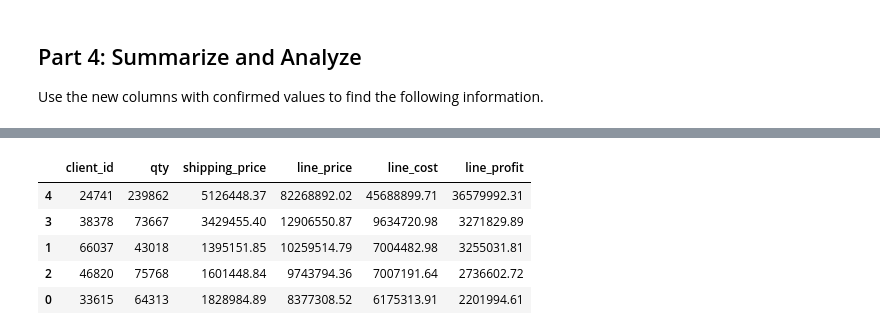
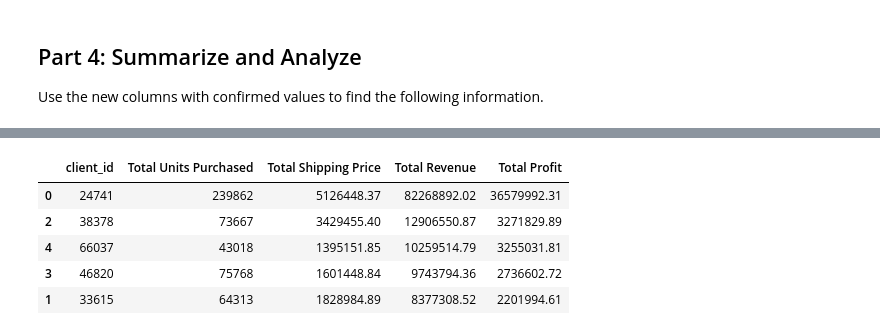
Before and after one commit to evinas93/pandas-challenge-1, a Jupyter notebook: module_4_challenge.ipynb, the cells around one changed output, grey strips where cells are left out. Cells and saved outputs as stored; diff of their text form; code cells hidden in the pictures.

```diff
--- a/module_4_challenge.ipynb
+++ b/module_4_challenge.ipynb
@@ -136,11 +119,9 @@ Do we know that this client spent the more money than client 66037? If not, how
 # Create a column that calculates the
 # subtotal for each line using the unit_price
 # and the qty
-data = {'unit_price': [1096.80, 24.95],
-        'qty': [105, 21]}
-df = pd.DataFrame(data)
+
 df['line_subtotal'] = df['unit_price'] * df['qty']
-df.head()
+df[['unit_price', 'qty', 'line_subtotal']].head()
 # %% [output]
 |  | unit_price | qty | line_subtotal |
 | 0 | 1096.80 | 105 | 115164.00 |
@@ -187,17 +149,9 @@ output_df.head()
 # Create a column for the total price
 # using the subtotal and the shipping price
 # along with a sales tax of 9.25%
-data = {'unit_price': [1096.80, 24.95, 13.52],
-        'qty': [105, 21, 39],
-        'unit_weight': [7.50, 1.49, 1.68]}
-df = pd.DataFrame(data)
-df['line_subtotal'] = df['unit_price'] * df['qty']
-df['total_weight'] = df['unit_weight'] * df['qty']
-over_50_price = 7
-up_to_50_price = 10
-df['shipping_price'] = df['total_weight'] * (over_50_price if df['total_weight'].gt(50).any() else up_to_50_price)
+
 sales_tax_rate = 0.0925
 df['line_price'] = df['line_subtotal'] + df['shipping_price'] + (df['line_subtotal'] + df['shipping_price']) * sales_tax_rate
-output_df = df[['line_subtotal', 'shipping_price', 'line_price']].round(2)
-output_df.head()
+df['line_price'] = df['line_price'].round(2)
+print(df[['line_subtotal', 'shipping_price', 'line_price']].head())
 # %% [output]
@@ -400,12 +236,31 @@ ValueError: All arrays must be of the same length
 # %%
 # Create a summary DataFrame showing the totals for the
 # for the top 5 clients with the following information:
 # total units purchased, total shipping price,
 # total revenue, and total profit. Sort by total profit.
+
+top_clients_df = df[df['client_id'].isin(top_clients)]
+summary_df = top_clients_df.groupby('client_id').agg({
+    'qty': 'sum',
+    'shipping_price': 'sum',
+    'line_price': 'sum',
+    'line_profit': 'sum'
+}).reset_index()
+
+summary_df = summary_df.sort_values(by='line_profit', ascending=False)
+
+summary_df = summary_df.rename(columns={
+    'qty': 'Total Units Purchased',
+    'shipping_price': 'Total Shipping Price',
+    'line_price': 'Total Revenue',
+    'line_profit': 'Total Profit'
+})
+
+summary_df.head(5)
 # %% [output]
-|  | client_id | qty | shipping_price | line_price | line_cost | line_profit |
-| 4 | 24741 | 239862 | 5126448.37 | 82268892.02 | 45688899.71 | 36579992.31 |
-| 3 | 38378 | 73667 | 3429455.40 | 12906550.87 | 9634720.98 | 3271829.89 |
-| 1 | 66037 | 43018 | 1395151.85 | 10259514.79 | 7004482.98 | 3255031.81 |
-| 2 | 46820 | 75768 | 1601448.84 | 9743794.36 | 7007191.64 | 2736602.72 |
-| 0 | 33615 | 64313 | 1828984.89 | 8377308.52 | 6175313.91 | 2201994.61 |
+|  | client_id | Total Units Purchased | Total Shipping Price | Total Revenue | Total Profit |
+| 0 | 24741 | 239862 | 5126448.37 | 82268892.02 | 36579992.31 |
+| 2 | 38378 | 73667 | 3429455.40 | 12906550.87 | 3271829.89 |
+| 4 | 66037 | 43018 | 1395151.85 | 10259514.79 | 3255031.81 |
+| 3 | 46820 | 75768 | 1601448.84 | 9743794.36 | 2736602.72 |
+| 1 | 33615 | 64313 | 1828984.89 | 8377308.52 | 2201994.61 |
```
Also changed, not shown: parts of 20 cells of this notebook.
